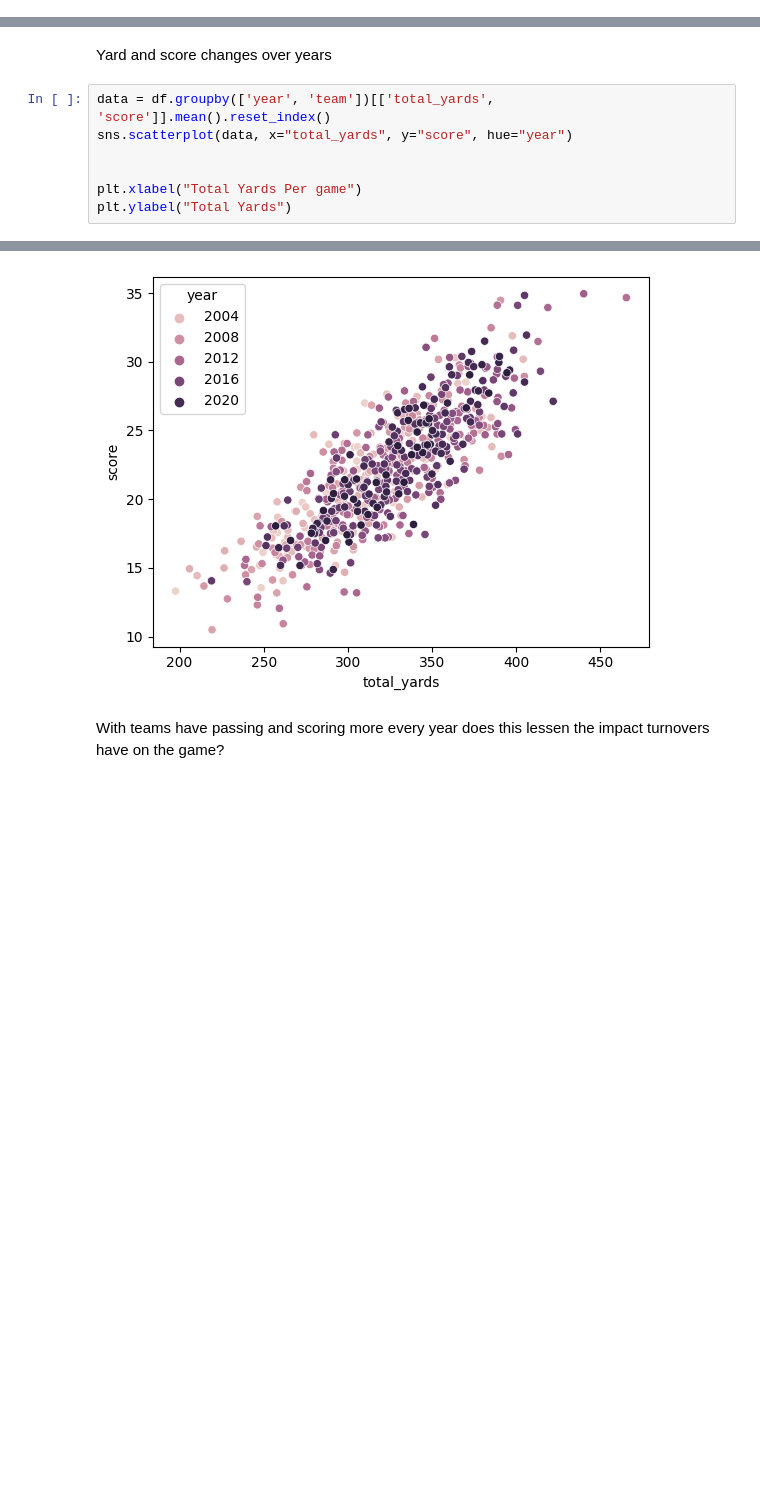
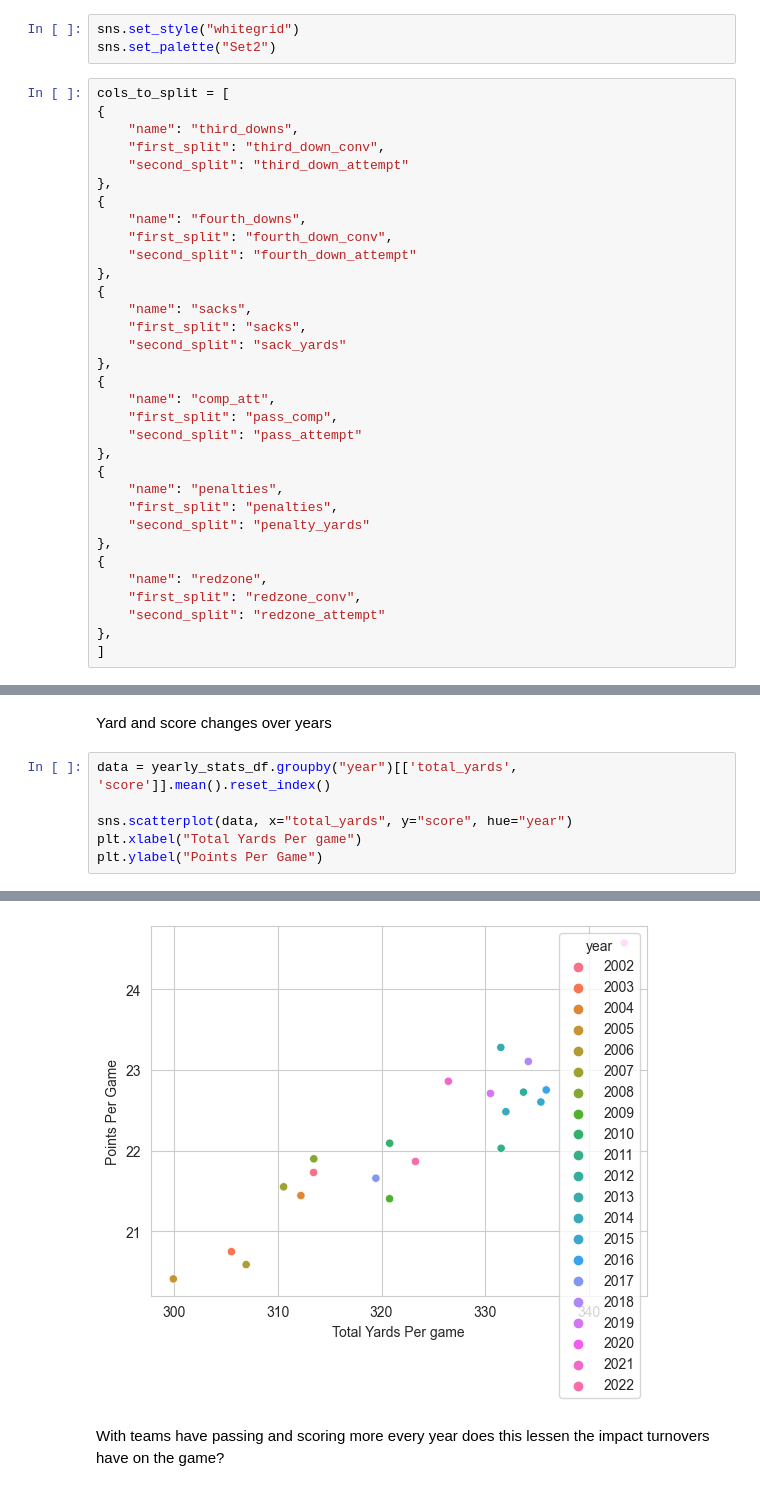
Before and after one commit to Griffmatt/kaggle, a Jupyter notebook: teamStats.ipynb, the cells around one changed output, grey strips where cells are left out. Drawn from its saved outputs; the diff is of its cells as text; blank space fills up the shorter version.

```diff
--- a/teamStats.ipynb
+++ b/teamStats.ipynb
@@ -6,2 +7,38 @@ import numpy as np
+# %%
+sns.set_style("whitegrid")
+sns.set_palette("Set2")
+# %%
+cols_to_split = [
+{
+    "name": "third_downs",
+    "first_split": "third_down_conv",
+    "second_split": "third_down_attempt"
+},
+{
+    "name": "fourth_downs",
+    "first_split": "fourth_down_conv",
+    "second_split": "fourth_down_attempt"
+},
+{
+    "name": "sacks",
+    "first_split": "sacks",
+    "second_split": "sack_yards"
+},
+{
+    "name": "comp_att",
+    "first_split": "pass_comp",
+    "second_split": "pass_attempt"
+},
+{
+    "name": "penalties",
+    "first_split": "penalties",
+    "second_split": "penalty_yards"
+},
+{
+    "name": "redzone",
+    "first_split": "redzone_conv",
+    "second_split": "redzone_attempt"
+},
+]
 # %%
 df = pd.read_csv("./data_sets/nfl_team_stats_2002-2022.csv")
@@ -147,10 +186,9 @@ plt.show()
 # %% [markdown]
 Yard and score changes over years
 # %%
-data = df.groupby(['year', 'team'])[['total_yards', 'score']].mean().reset_index()
+data = yearly_stats_df.groupby("year")[['total_yards', 'score']].mean().reset_index()
+
 sns.scatterplot(data, x="total_yards", y="score", hue="year")
-
-
 plt.xlabel("Total Yards Per game")
-plt.ylabel("Total Yards")
+plt.ylabel("Points Per Game")
 # %% [output]
@@ -158,4 +196,4 @@ plt.ylabel("Total Yards")
-[figure, old version]
+[figure, new version]
 # %% [markdown]
 With teams have passing and scoring more every year does this lessen the impact turnovers have on the game?
 # %%
```
Also changed, not shown: parts of 15 cells of this notebook.
